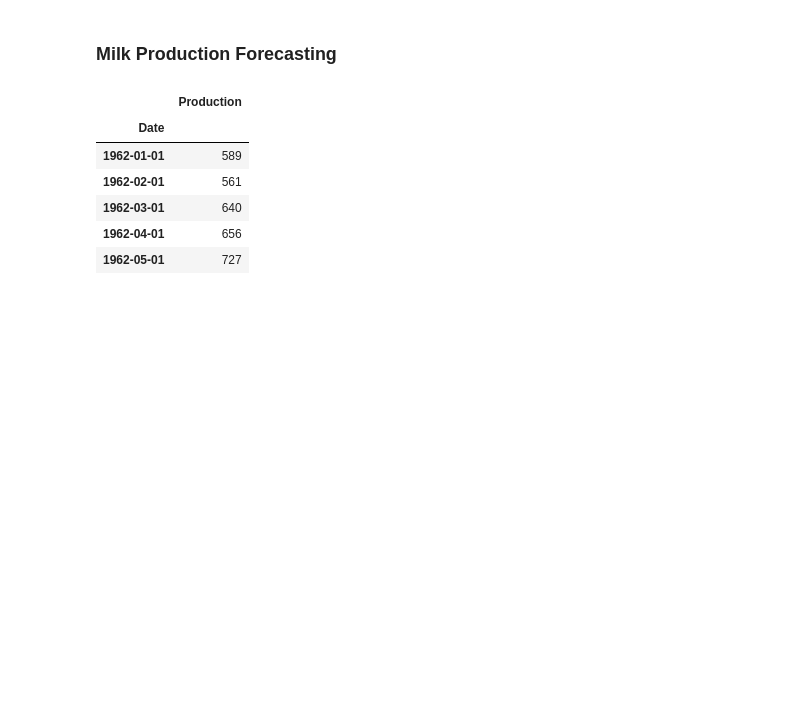
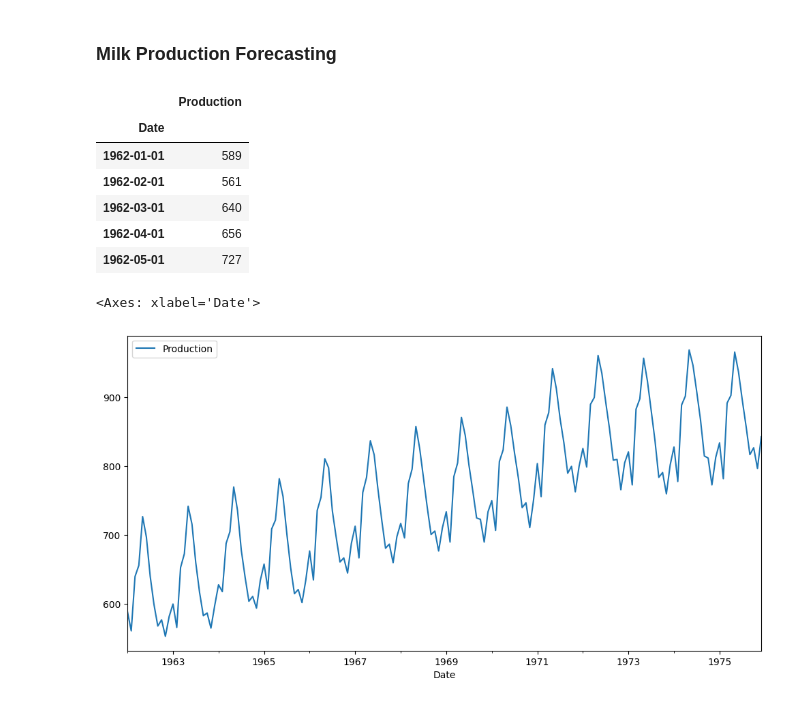
Before and after one commit to NishanD21/Milk-Production-Forecasting-using-LSTM, a Jupyter notebook: milk_production.ipynb, the cells around one changed output. Drawn from its saved outputs; the diff is of its cells as text; code cells hidden in the pictures; blank space fills up the shorter version.

```diff
--- a/milk_production.ipynb
+++ b/milk_production.ipynb
@@ -12,6 +12,7 @@ import matplotlib.pyplot as plt
 df = pd.read_csv('monthly_milk_production.csv')
 df['Date'] = pd.to_datetime(df['Date'])
 df.set_index('Date', inplace=True)
+df = df.asfreq('MS')
 df.head()
 # %% [output]
 |  | Production |
@@ -21,3 +22,8 @@ df.head()
 | 1962-03-01 | 640 |
 | 1962-04-01 | 656 |
 | 1962-05-01 | 727 |
+# %%
+df.plot(figsize = (12,6))
+# %% [output]
+<Axes: xlabel='Date'>
+[figure, added]
```
